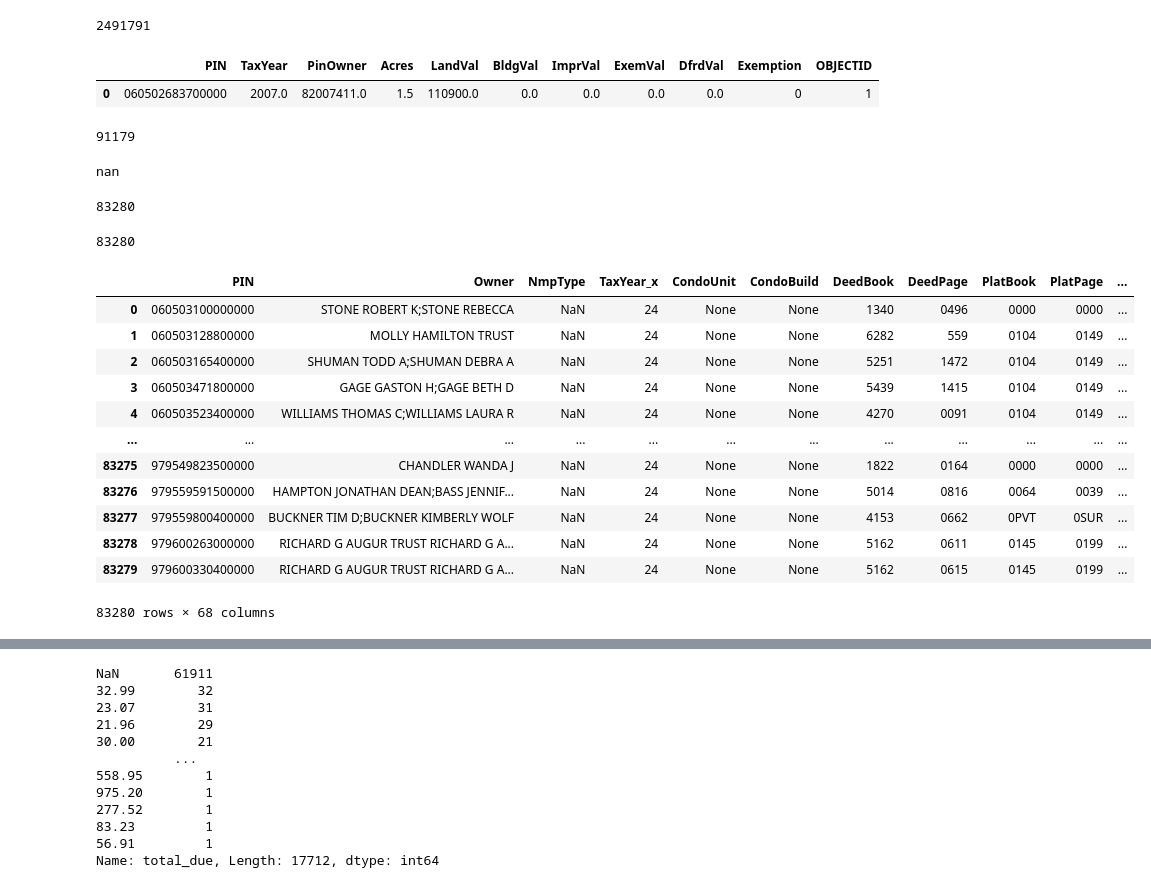
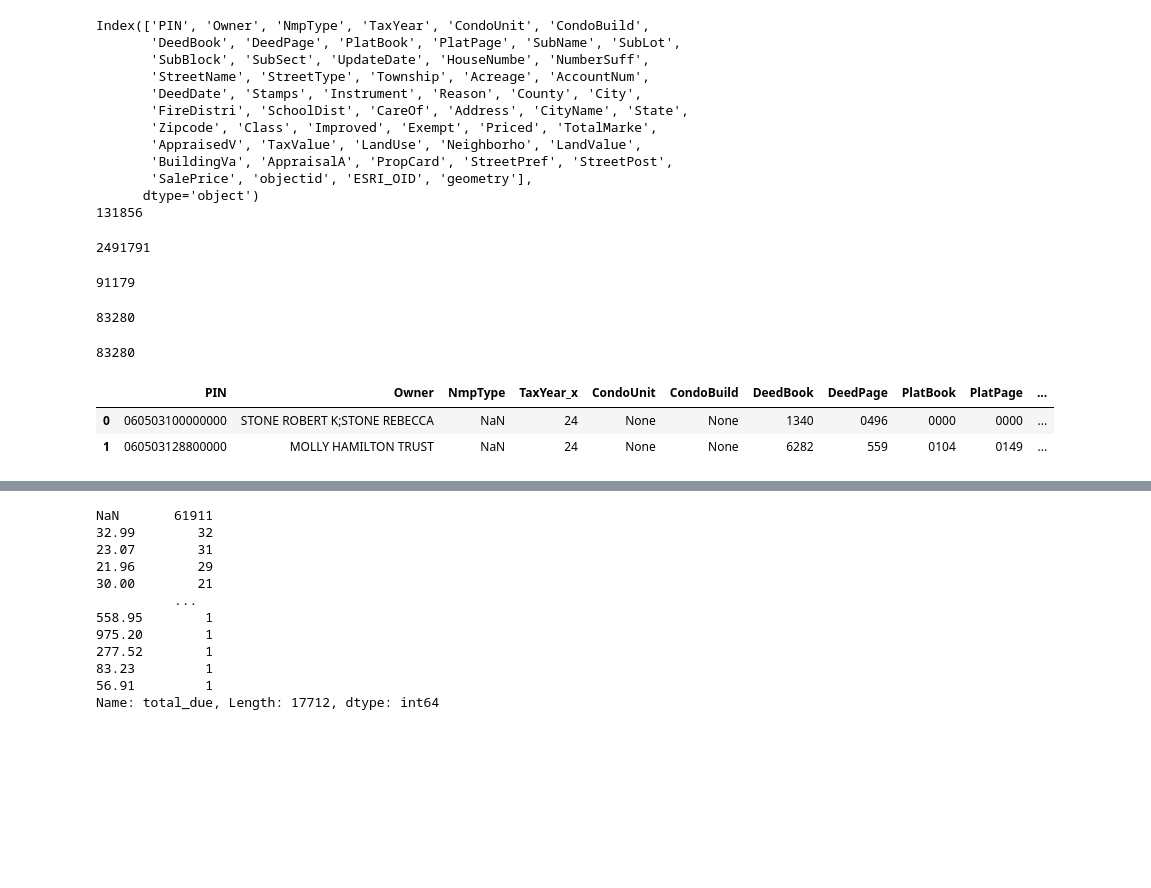
Before and after one commit to Alex-Devoid/buncombe-property-tax-analysis, a Jupyter notebook: What's_the_relationship_between_valuation_percent_changes_and_unpaid_property_bills?.ipynb, the cells around one changed output, grey strips where cells are left out. Cells and saved outputs as stored; diff of their text form; code cells hidden in the pictures; blank space fills up the shorter version.

```diff
--- a/What's_the_relationship_between_valuation_percent_changes_and_unpaid_property_bills?.ipynb
+++ b/What's_the_relationship_between_valuation_percent_changes_and_unpaid_property_bills?.ipynb
@@ -1,20 +1,35 @@
 # %%
 import geopandas as gpd
 import pandas as pd
+pd.options.display.max_columns = None
 import statsmodels.api as sm
 import zipfile
 
-# read in the shapefile
+import numpy as np
+
+# read in the shapefile of buncome parcels
 parcels = gpd.read_file("./data/Buncombe_County_Parcels/Buncombe_County_Parcels.zip")
-# read in the two CSV files
+print(parcels.columns)
+print(len(parcels))
+# read in the CSV file
 zf = zipfile.ZipFile('./data/Appraisal_Tax_History2022/Real_Estate_Appraisal_Tax_History_2022.zip')
 appraisal_tax_history = pd.read_csv(zf.open('Real_Estate_Appraisal_Tax_History_2022.csv'))
 
 # appraisal_tax_history = pd.read_csv("./data/Appraisal_Tax_History2022/Real_Estate_Appraisal_Tax_History_2022.zip",compression='zip')
 print(len(appraisal_tax_history))
 # %% [output]
-2491791
+Index(['PIN', 'Owner', 'NmpType', 'TaxYear', 'CondoUnit', 'CondoBuild',
+       'DeedBook', 'DeedPage', 'PlatBook', 'PlatPage', 'SubName', 'SubLot',
+       'SubBlock', 'SubSect', 'UpdateDate', 'HouseNumbe', 'NumberSuff',
+       'StreetName', 'StreetType', 'Township', 'Acreage', 'AccountNum',
+       'DeedDate', 'Stamps', 'Instrument', 'Reason', 'County', 'City',
+       'FireDistri', 'SchoolDist', 'CareOf', 'Address', 'CityName', 'State',
+       'Zipcode', 'Class', 'Improved', 'Exempt', 'Priced', 'TotalMarke',
+       'AppraisedV', 'TaxValue', 'LandUse', 'Neighborho', 'LandValue',
+       'BuildingVa', 'AppraisalA', 'PropCard', 'StreetPref', 'StreetPost',
+       'SalePrice', 'objectid', 'ESRI_OID', 'geometry'],
+      dtype='object')
+131856
-|  | PIN | TaxYear | PinOwner | Acres | LandVal | BldgVal | ImprVal | ExemVal | DfrdVal | Exemption | OBJECTID |
-| 0 | 060502683700000 | 2007.0 | 82007411.0 | 1.5 | 110900.0 | 0.0 | 0.0 | 0.0 | 0.0 | 0 | 1 |
+2491791
 # %%
 # Single family
@@ -24,31 +40,21 @@ parcels_len=len(parcels)
 # %% [output]
 91179
 # %%
-# print(parcels.dtypes)
-import numpy as np
+#  For now I'm justing looking a the percent change from 2020 to 2021
 appraisal_tax_history = appraisal_tax_history.loc[appraisal_tax_history['TaxYear'] >= 2020]
 
+# Filtering for tax history records that have a PIN in the parcel database
+# this might help with computation load for the merge we'll do later
 appraisal_tax_history = appraisal_tax_history[appraisal_tax_history['PIN'].isin(parcels['PIN'])]
 
-
-
+# Calculating total valuation from land and bldg valuation.
 appraisal_tax_history['TotalVal'] = appraisal_tax_history['LandVal']+appraisal_tax_history['BldgVal']
 
-
+#calculate percent change
 appraisal_tax_history = appraisal_tax_history.sort_values(by=['PIN','TaxYear'])
 appraisal_tax_history['land_value_pct_change'] = appraisal_tax_history.groupby('PIN')['LandVal'].pct_change(periods=1)
 appraisal_tax_history['building_value_pct_change'] = appraisal_tax_history.groupby('PIN')['BldgVal'].pct_change(periods=1)
 appraisal_tax_history['total_value_pct_change'] = appraisal_tax_history.groupby('PIN')['TotalVal'].pct_change(periods=1)
-print(appraisal_tax_history['total_value_pct_change'][57])
-
-
-
-# appraisal_tax_history.head(50)
-
-
-# Investigate
-# %% [output]
-nan
 # %%
 appraisal_tax_history = appraisal_tax_history.loc[appraisal_tax_history['TaxYear'] == 2021.0]
 print(len(appraisal_tax_history))
@@ -56,32 +62,16 @@ print(len(appraisal_tax_history))
 83280
 # %%
 
-
-
-
-
-
 # User inner join here to only anlayse properties that I have a rate change for
-# this is to avoid possible parcels that have been created so i don't paabel them as having not
-#paid a bill that without having been around for the rate increase
+# this is to avoid possible parcels that have been recently created, so i don't peg them as having not
+# paid a bill without having been around for the rate increase
 merged_data = parcels.merge(appraisal_tax_history, how='inner', left_on='PIN', right_on='PIN')
 print(len(merged_data))
 
-# merged_data_length_with_percent_change
 merged_data_length_with_percent_change = len(merged_data)
-merged_data
+merged_data.head(2)
 # %% [output]
 83280
 |  | PIN | Owner | NmpType | TaxYear_x | CondoUnit | CondoBuild | DeedBook | DeedPage | PlatBook | PlatPage | ... |
 | 0 | 060503100000000 | STONE ROBERT K;STONE REBECCA | NaN | 24 | None | None | 1340 | 0496 | 0000 | 0000 | ... |
 | 1 | 060503128800000 | MOLLY HAMILTON TRUST | NaN | 24 | None | None | 6282 | 559 | 0104 | 0149 | ... |
-| 2 | 060503165400000 | SHUMAN TODD A;SHUMAN DEBRA A | NaN | 24 | None | None | 5251 | 1472 | 0104 | 0149 | ... |
-| 3 | 060503471800000 | GAGE GASTON H;GAGE BETH D | NaN | 24 | None | None | 5439 | 1415 | 0104 | 0149 | ... |
-| 4 | 060503523400000 | WILLIAMS THOMAS C;WILLIAMS LAURA R | NaN | 24 | None | None | 4270 | 0091 | 0104 | 0149 | ... |
-| ... | ... | ... | ... | ... | ... | ... | ... | ... | ... | ... | ... |
-| 83275 | 979549823500000 | CHANDLER WANDA J | NaN | 24 | None | None | 1822 | 0164 | 0000 | 0000 | ... |
-| 83276 | 979559591500000 | HAMPTON JONATHAN DEAN;BASS JENNIF... | NaN | 24 | None | None | 5014 | 0816 | 0064 | 0039 | ... |
-| 83277 | 979559800400000 | BUCKNER TIM D;BUCKNER KIMBERLY WOLF | NaN | 24 | None | None | 4153 | 0662 | 0PVT | 0SUR | ... |
-| 83278 | 979600263000000 | RICHARD G AUGUR TRUST RICHARD G A... | NaN | 24 | None | None | 5162 | 0611 | 0145 | 0199 | ... |
-| 83279 | 979600330400000 | RICHARD G AUGUR TRUST RICHARD G A... | NaN | 24 | None | None | 5162 | 0615 | 0145 | 0199 | ... |
-83280 rows × 68 columns
```
Also changed, not shown: parts of 17 cells of this notebook.
